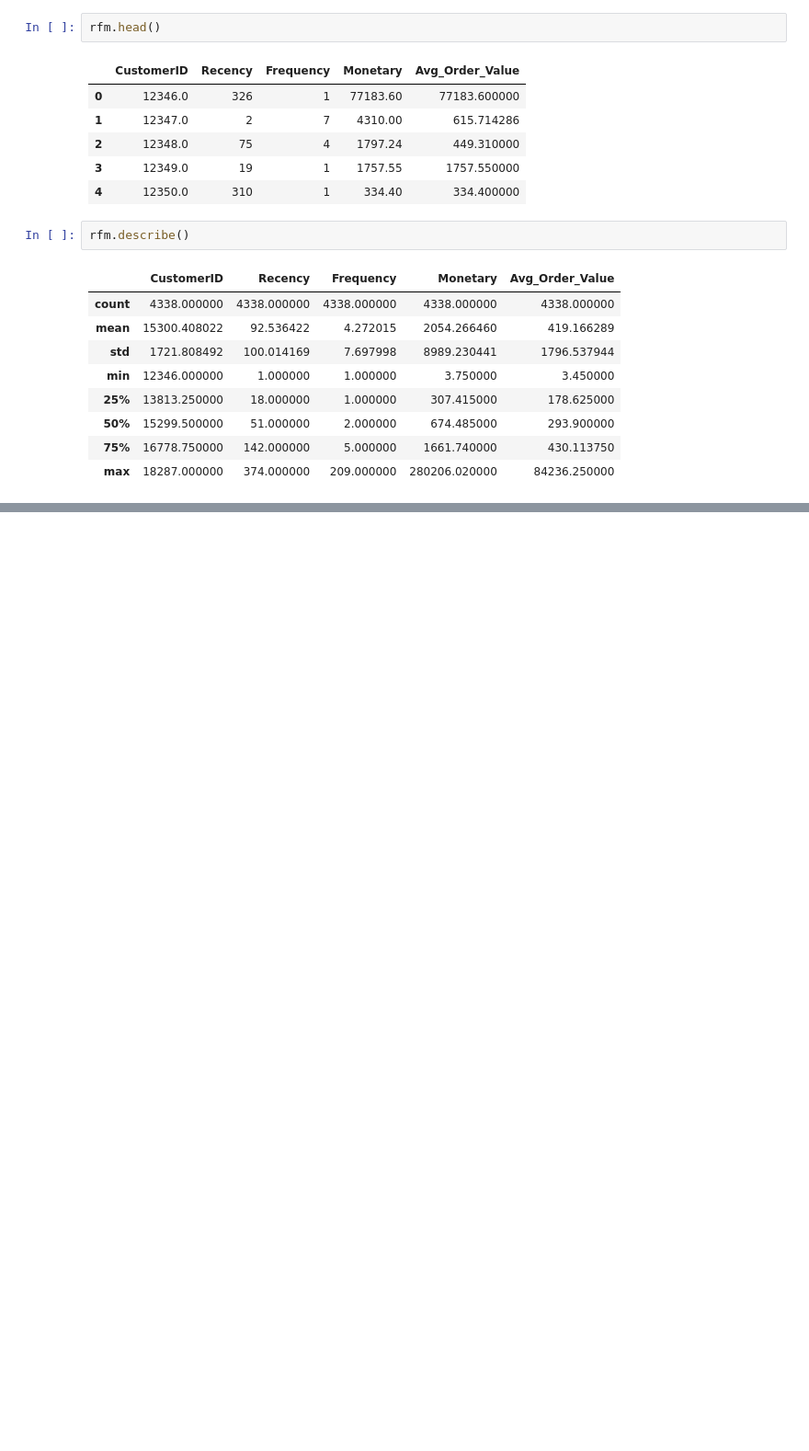
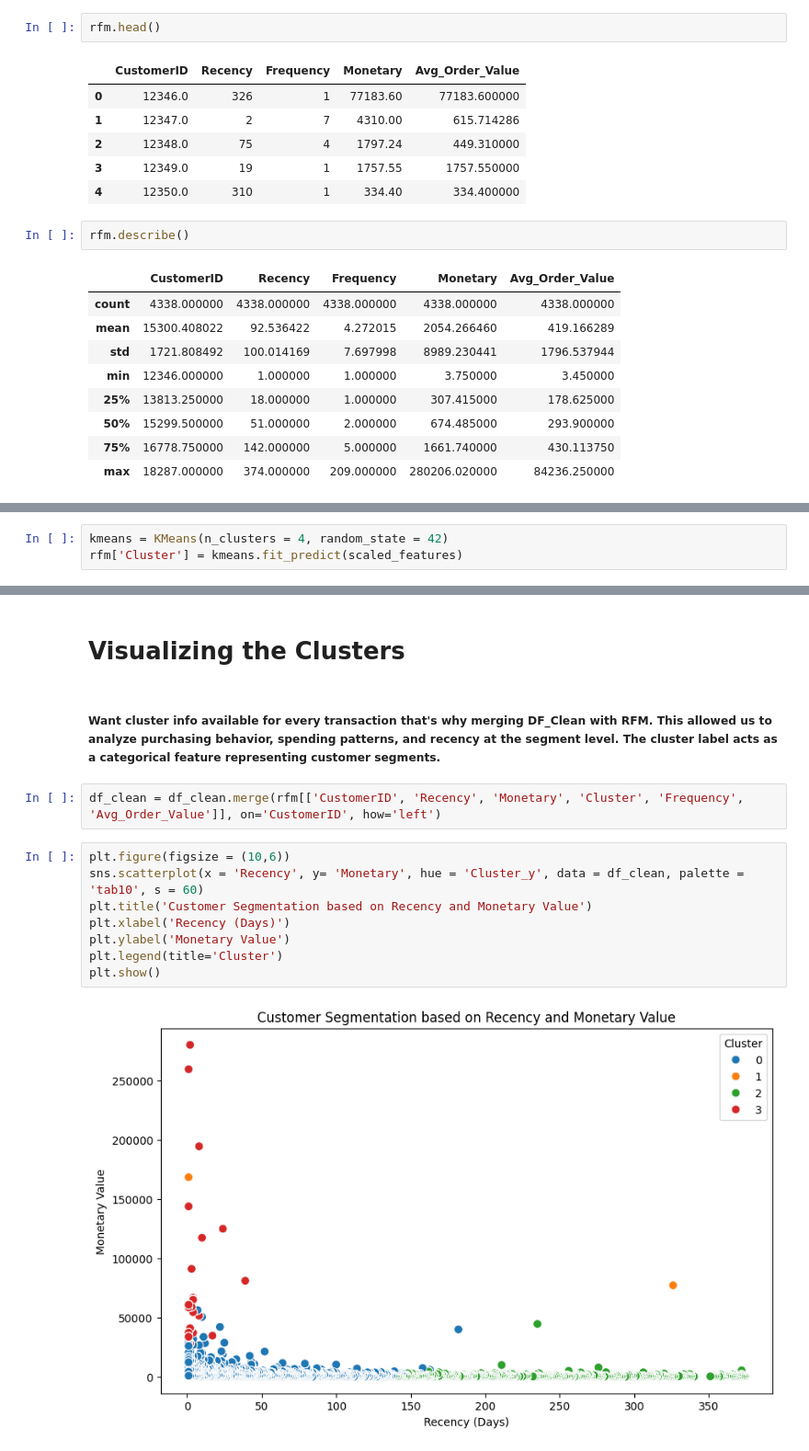
Before and after one commit to nikhil-kumar-analytics91/customer-segmentation-capstone, a Jupyter notebook: notebooks/customer_segmentation_data_preparation_1.ipynb, the cells around one changed output, grey strips where cells are left out. Shown at 92% size. Saved outputs shown, nothing was run; the diff lists cells and outputs as text; blank space fills up the shorter version.

```diff
--- a/notebooks/customer_segmentation_data_preparation_1.ipynb
+++ b/notebooks/customer_segmentation_data_preparation_1.ipynb
@@ -234,0 +273,3 @@ rfm.describe()
+# %%
+kmeans = KMeans(n_clusters = 4, random_state = 42)
+rfm['Cluster'] = kmeans.fit_predict(scaled_features)
@@ -234,0 +286,16 @@ rfm.describe()
+# %% [markdown]
+# Visualizing the Clusters
+# %% [markdown]
+##### Want cluster info available for every transaction that's why merging DF_Clean with RFM. This allowed us to analyze purchasing behavior, spending patterns, and recency at the segment level. The cluster label acts as a categorical feature representing customer segments.
+# %%
+df_clean = df_clean.merge(rfm[['CustomerID', 'Recency', 'Monetary', 'Cluster', 'Frequency', 'Avg_Order_Value']], on='CustomerID', how='left')
+# %%
+plt.figure(figsize = (10,6))
+sns.scatterplot(x = 'Recency', y= 'Monetary', hue = 'Cluster_y', data = df_clean, palette = 'tab10', s = 60)
+plt.title('Customer Segmentation based on Recency and Monetary Value')
+plt.xlabel('Recency (Days)')
+plt.ylabel('Monetary Value')
+plt.legend(title='Cluster')
+plt.show()
+# %% [output]
+[figure, added]
```
Also changed, not shown: parts of 20 cells of this notebook.
